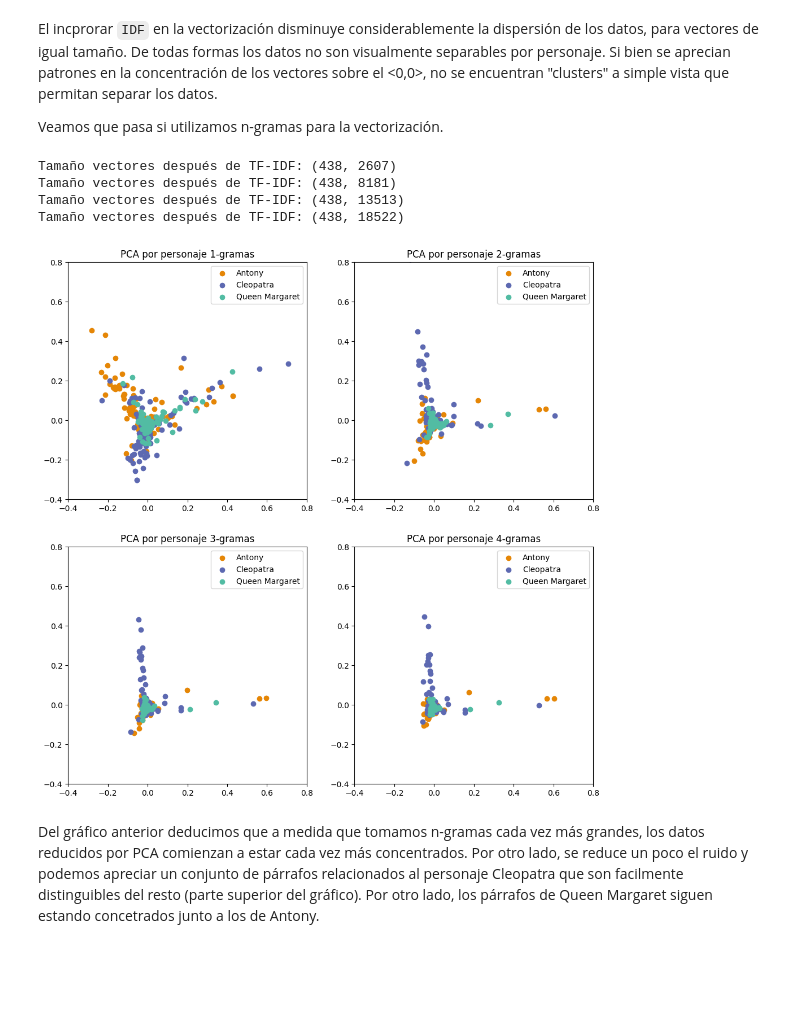
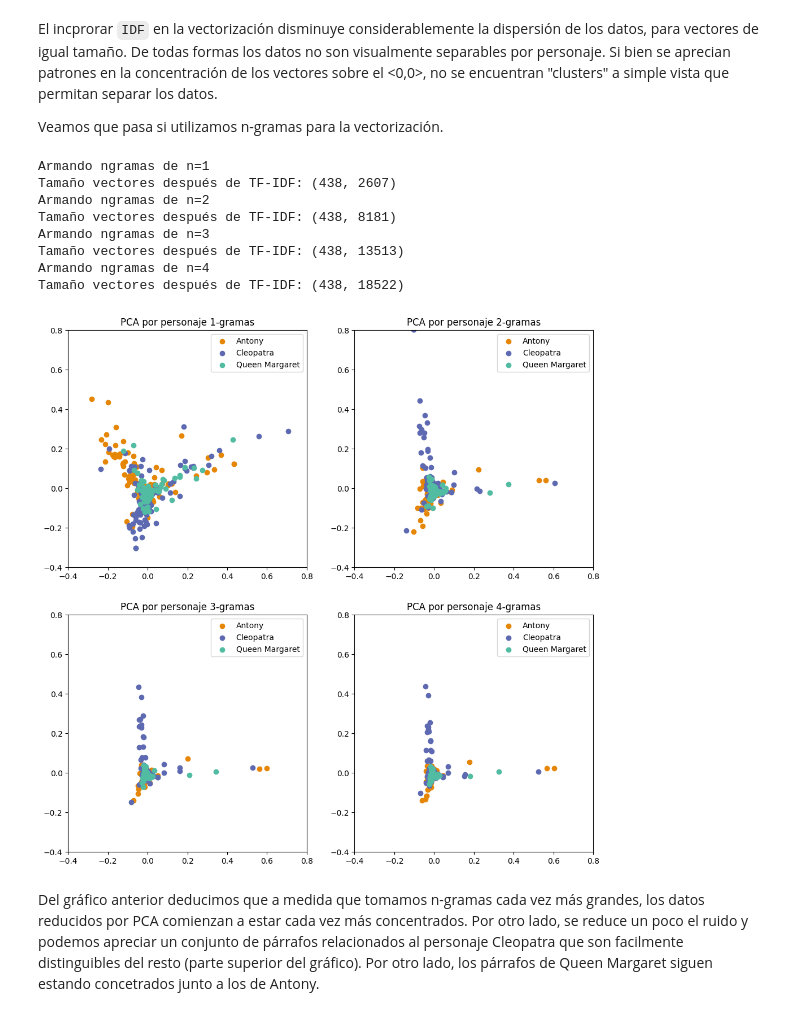
Before and after one commit to efviodo/mcdaa-intro-cd, a Jupyter notebook: Tarea2/notebooks/laboratorio_2_ev.ipynb, the cells around one changed output. Saved outputs shown, nothing was run; the diff lists cells and outputs as text; code cells hidden in the pictures; blank space fills up the shorter version.

```diff
--- a/Tarea2/notebooks/laboratorio_2_ev.ipynb
+++ b/Tarea2/notebooks/laboratorio_2_ev.ipynb
@@ -749,11 +754,14 @@ X_train_tf = tf_idf.fit_transform(X_train_counts)
 print(f"Tamaño vectores después de TF-IDF: {X_train_tf.shape}")
 
 # Transformar train
+reductor = PCA(n_components=2)
 X_train_red = reductor.fit_transform(X_train_tf.toarray())
 
 # Visualización de las dos primeras componentes de PCA
 fig, ax = plot_pca(
-    X=X_train_red, y=y_train, title="PCA por personaje (IDF)", color_map=color_map
+    X=X_train_red, y=y_train, title="PCA por personaje (IDF)", color_map=color_map,
+    xlim=(-0.4, 0.8),
+    ylim=(-0.4, 0.8),
 )
 
 # Guardar imagen. Descomentar para guardar
@@ -796,7 +804,7 @@ indices = np.arange(1, 5)
 positions = np.array([np.unravel_index(i - 1, (2, 2)) for i in indices])
 
 for i, plot_idx in zip(indices, positions):
-
+    print(f"Armando ngramas de n={i}")
     # Bag of words
     count_vect = CountVectorizer(stop_words=stopwords_list, ngram_range=(1, i))
     X_train_counts = count_vect.fit_transform(X_train)
@@ -804,34 +812,39 @@ for i, plot_idx in zip(indices, positions):
     tf_idf = TfidfTransformer(use_idf=True)
     X_train_tf = tf_idf.fit_transform(X_train_counts)
     print(f"Tamaño vectores después de TF-IDF: {X_train_tf.shape}")
 
     # Transformar train
+    reductor = PCA(n_components=2)
     X_train_red = reductor.fit_transform(X_train_tf.toarray())
 
     # Visualización de las dos primeras componentes de PCA
     for character in np.unique(y_train):
         mask_train = y_train == character
         color = normalize_rgb_tuple(rgb_string_to_tuple(color_map[character]))
         plot_idx = tuple(plot_idx)
         ax[plot_idx].scatter(
             X_train_red[mask_train, 0],
             X_train_red[mask_train, 1],
             label=character,
             color=color,
         )
         ax[plot_idx].set_title(f"PCA por personaje {i}-gramas")
         ax[plot_idx].legend()
         ax[plot_idx].set_xlim([-0.4, 0.8])
         ax[plot_idx].set_ylim(-0.4, 0.8)
 
 image_name = os.path.join(FIGURES_FOLDER, "image_7_pca_n-grams_grid.png")
 fig.savefig(image_name)
 # %% [output]
+Armando ngramas de n=1
 Tamaño vectores después de TF-IDF: (438, 2607)
+Armando ngramas de n=2
 Tamaño vectores después de TF-IDF: (438, 8181)
+Armando ngramas de n=3
 Tamaño vectores después de TF-IDF: (438, 13513)
+Armando ngramas de n=4
 Tamaño vectores después de TF-IDF: (438, 18522)
-[figure, old version]
+[figure, new version]
 # %% [markdown]
 Del gráfico anterior deducimos que a medida que tomamos n-gramas cada vez más grandes, los datos reducidos por PCA comienzan a estar cada vez más concentrados. Por otro lado, se reduce un poco el ruido y podemos apreciar un conjunto de párrafos relacionados al personaje Cleopatra que son facilmente distinguibles del resto (parte superior del gráfico). Por otro lado, los párrafos de Queen Margaret siguen estando concetrados junto a los de Antony.
 # %% [markdown]
```
Also changed, not shown: parts of 6 cells of this notebook, 9 other files.
